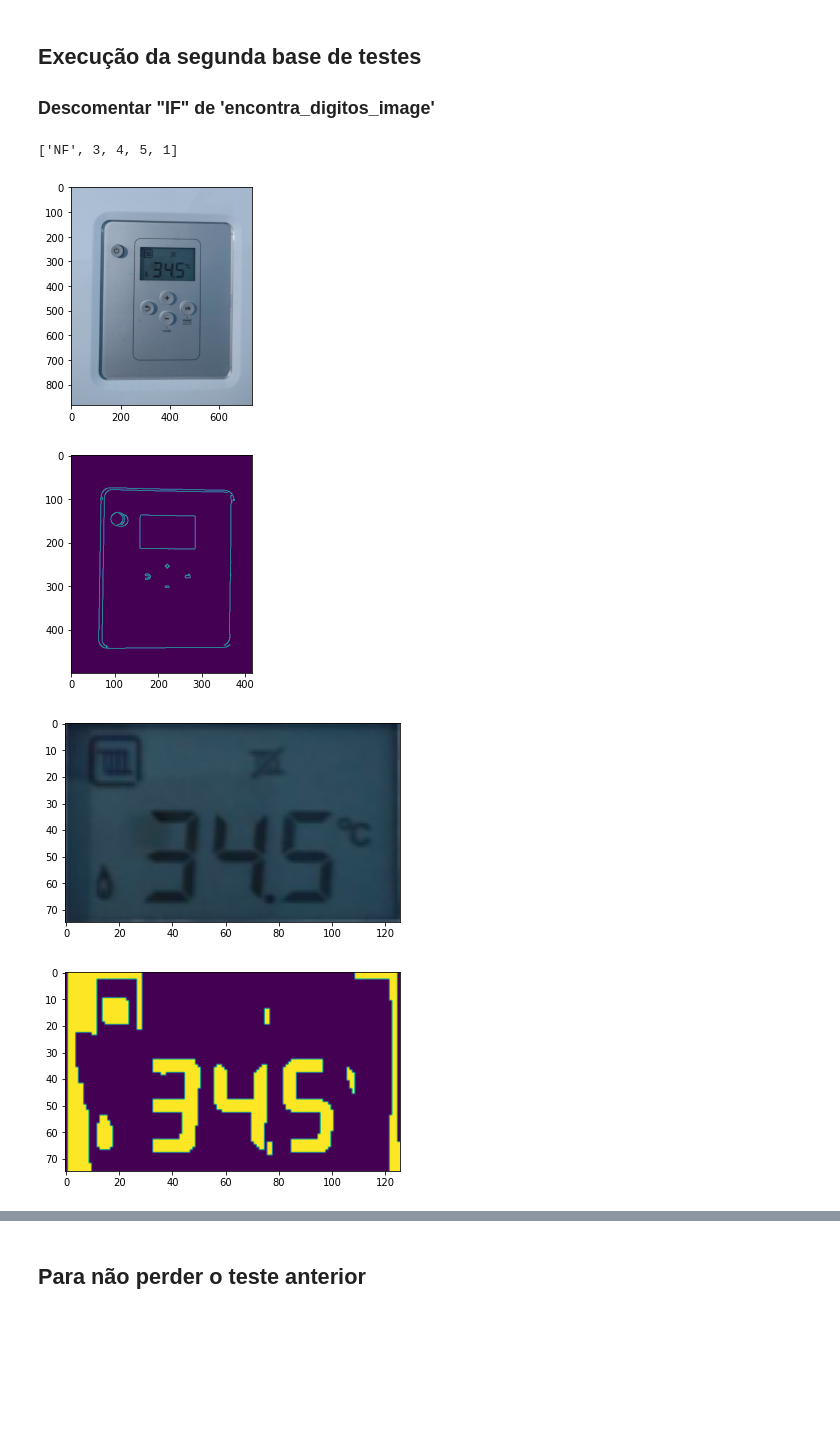
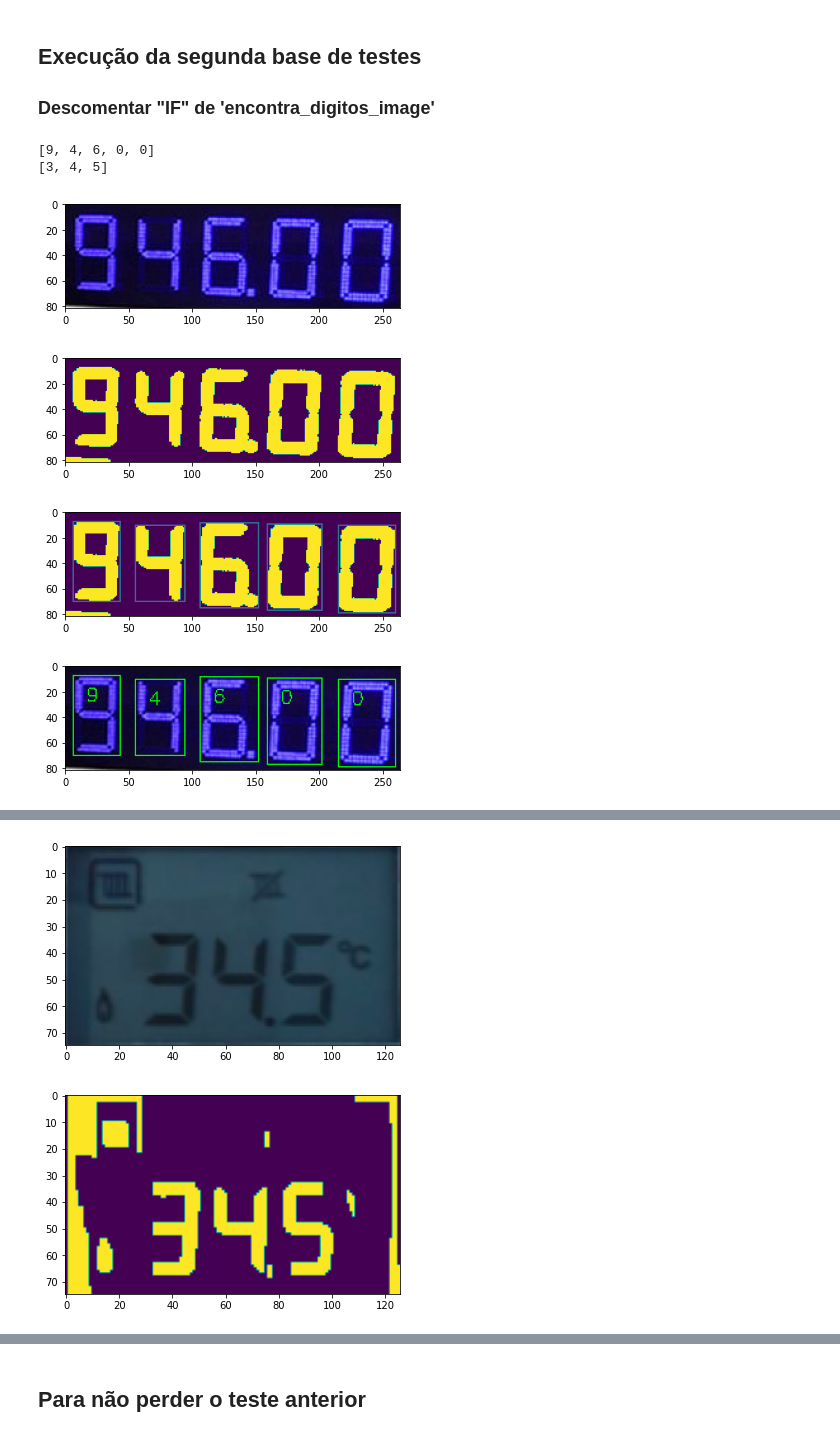
Before and after one commit to GodKelvin/PDI_Deteccao_Digitos_Imgs, a Jupyter notebook: cod_final.ipynb, the cells around one changed output, grey strips where cells are left out. Drawn from its saved outputs; the diff is of its cells as text; code cells hidden in the pictures; blank space fills up the shorter version.

```diff
--- a/cod_final.ipynb
+++ b/cod_final.ipynb
@@ -456,7 +456,7 @@ def exec_base_2_image_5():
     '''
 
     #Limpando a imagem
-    clean_image = limpa_imagem_oper_morfol(img, (5,5), dilat=True)
+    clean_image = limpa_imagem_oper_morfol(img, (5,5),inv_cor=True, dilat=True)
     show_image(clean_image)
 
     #Encontrando os possiveis digitos
@@ -480,37 +480,39 @@ def exec_base_2_image_6():
     #Cortando a imagem
     img_bordas, imagem_cortada = cut_image(img)
     show_image(img_bordas)
     show_image(imagem_cortada)
 
     #Limpando a imagem
     clean_image = limpa_imagem_oper_morfol(imagem_cortada, (1,5), opn=True, close=True)
     #clean_image = limpa_imagem_oper_morfol(imagem_cortada, (1,3), dilat=True)
     show_image(clean_image)
 
     #Encontrando os possiveis digitos
-    img_possiveis_digitos, possiveis_digitos = encontra_digitos_image(clean_image, 10, 20)
+    #Aqui eh necessario passar os valores de max_width e max_height, devido a retangulos irregulares encontrados
+    img_possiveis_digitos, possiveis_digitos = encontra_digitos_image(clean_image,10,20,max_width=40,max_height=40)
     show_image(img_possiveis_digitos)
 
     #Identificando os possiveis digitos
     res_img, res_digits = classifica_digitos(imagem_cortada, clean_image, possiveis_digitos, 0.5)
     show_image(res_img)
     print(res_digits)
 #---------------------
 
 
 
 '''
 lista_imgs = ["./Base2/ex4.png", "./Base2/ex5.png", "./Base2/ex6.png", "./Base2/ex7.jpg", "./Base2/ex8.jpg",
                "./Base2/ex9.jpg", "./Base2/ex10.jpg", "./Base2/ex11.jpg", "./Base2/ex12.jpg"]
 '''
 def exec_base2():
-    #exec_base_2_image_5()
+    exec_base_2_image_5()
     exec_base_2_image_6()
 
 exec_base2()
 # %% [output]
-['NF', 3, 4, 5, 1]
+[9, 4, 6, 0, 0]
+[3, 4, 5]
-[figure, old version]
+[figure, new version]
-[figure, old version]
+[figure, new version]
-[figure, old version]
+[figure, new version]
-[figure, old version]
+[figure, new version]
@@ -518,0 +521,2 @@ exec_base2()
+[figure, added]
+[figure, added]
```
Also changed, not shown: parts of 4 cells of this notebook.
